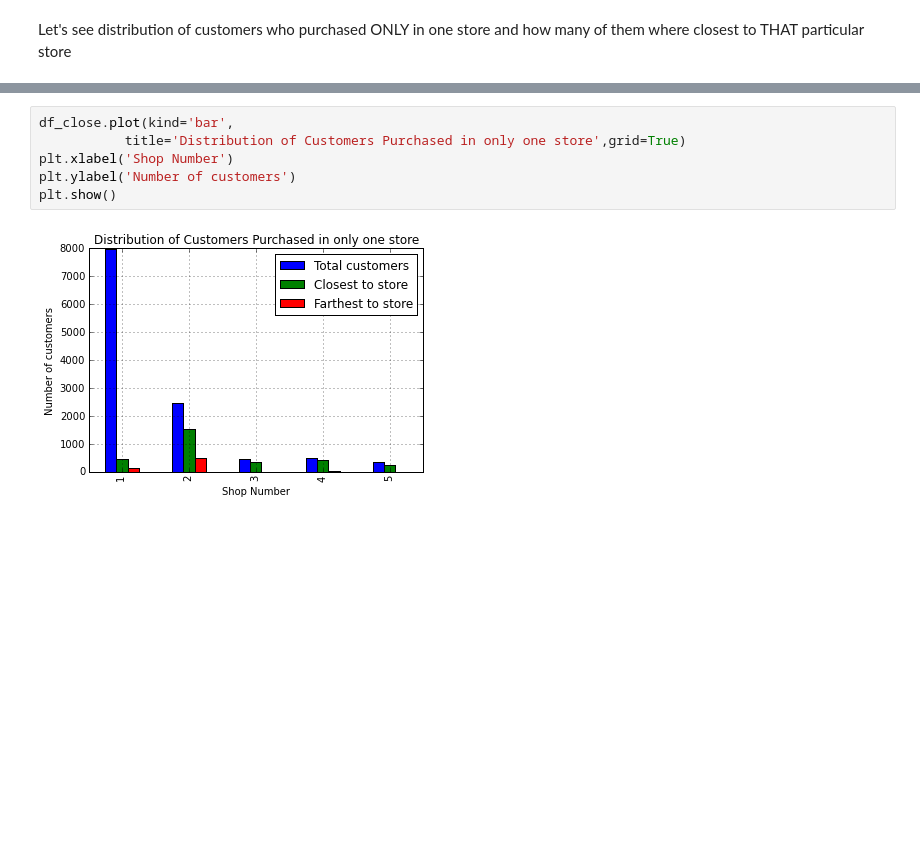
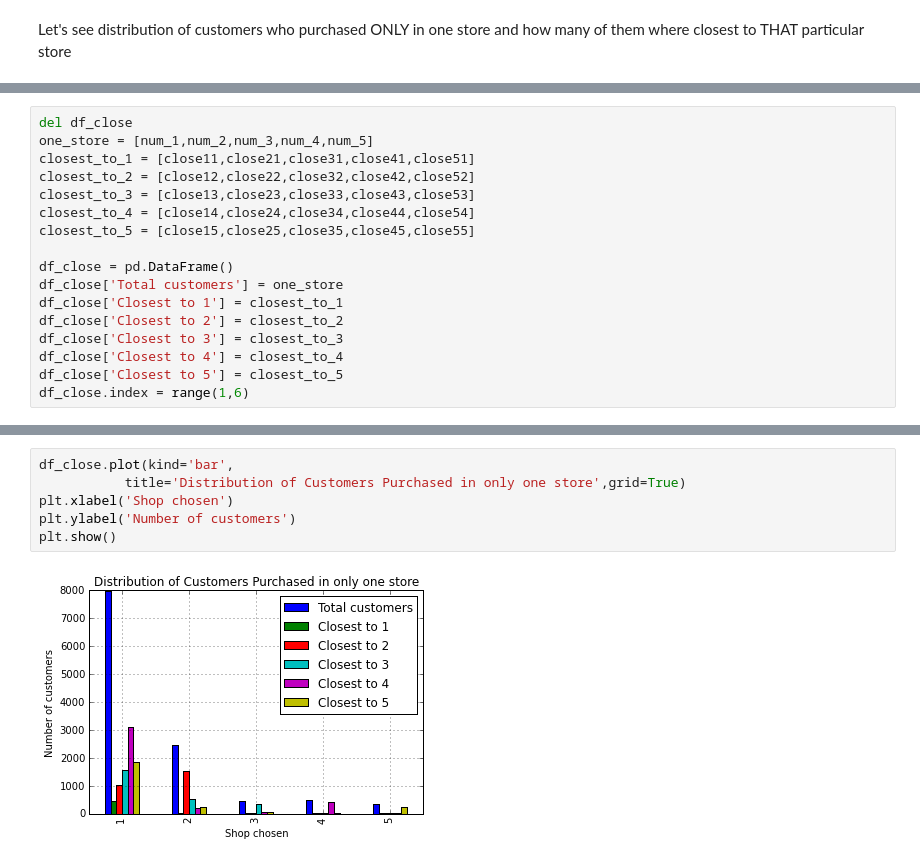
Before and after one commit to rcuevass/clustering_PCA_marketing, a Jupyter notebook: Store range effect in purchase.ipynb, the cells around one changed output, grey strips where cells are left out. Saved outputs shown, nothing was run; the diff lists cells and outputs as text; blank space fills up the shorter version.

```diff
--- a/Store range effect in purchase.ipynb
+++ b/Store range effect in purchase.ipynb
@@ -264,3 +273,20 @@ df_close.index = range(1,6)
+# %%
+del df_close
+one_store = [num_1,num_2,num_3,num_4,num_5]
+closest_to_1 = [close11,close21,close31,close41,close51]
+closest_to_2 = [close12,close22,close32,close42,close52]
+closest_to_3 = [close13,close23,close33,close43,close53]
+closest_to_4 = [close14,close24,close34,close44,close54]
+closest_to_5 = [close15,close25,close35,close45,close55]
+
+df_close = pd.DataFrame()
+df_close['Total customers'] = one_store
+df_close['Closest to 1'] = closest_to_1
+df_close['Closest to 2'] = closest_to_2
+df_close['Closest to 3'] = closest_to_3
+df_close['Closest to 4'] = closest_to_4
+df_close['Closest to 5'] = closest_to_5
+df_close.index = range(1,6)
 # %%
 df_close
 # %% [output]
@@ -273,11 +299,11 @@ df_close
 # %%
 df_close.plot(kind='bar',
            title='Distribution of Customers Purchased in only one store',grid=True)
-plt.xlabel('Shop Number')
+plt.xlabel('Shop chosen')
 plt.ylabel('Number of customers')
 plt.show()
 # %% [output]
-[figure, old version]
+[figure, new version]
 # %%
 quartiles = np.percentile(data.amount_purchased.values,np.arange(0,100,25))
 quartiles
```
Also changed, not shown: parts of 4 cells of this notebook.
